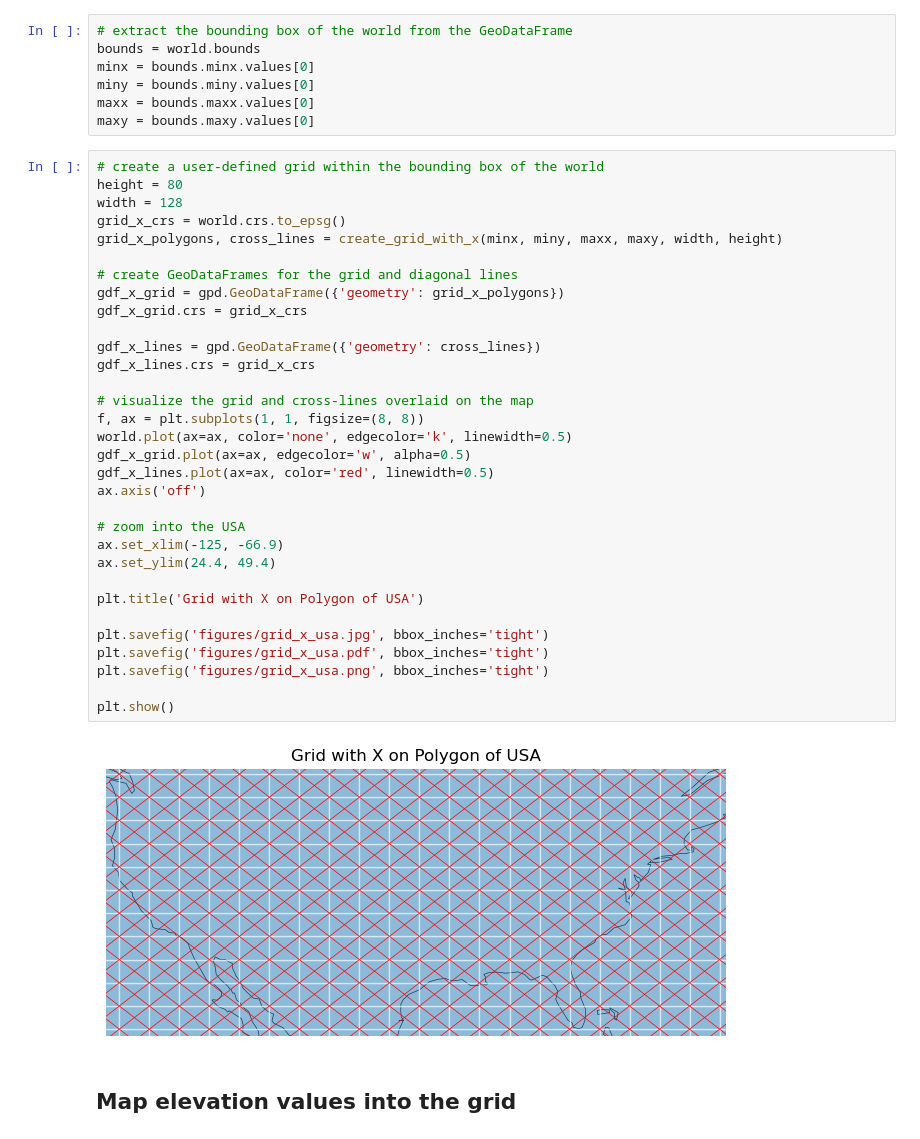
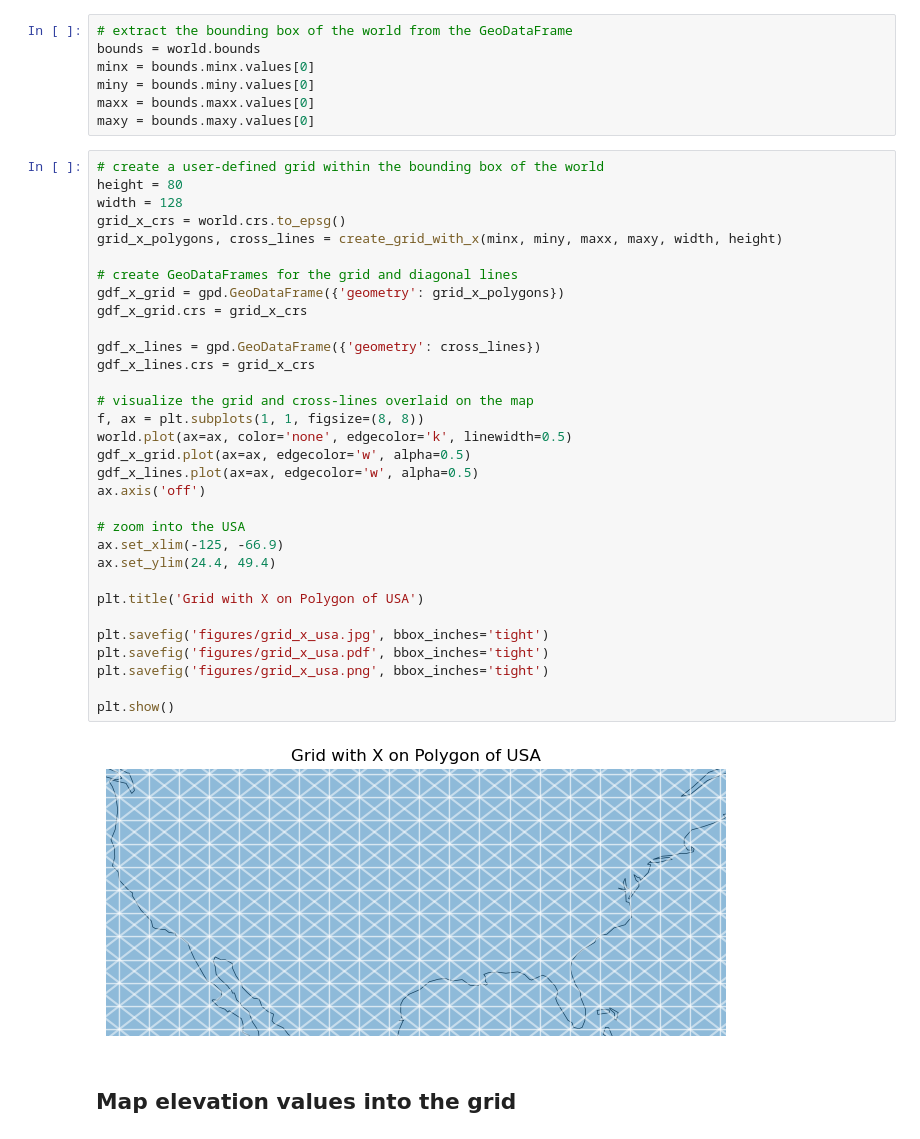
Before and after one commit to sralter/lego_world_map, a Jupyter notebook: lego_world_map.ipynb, the cells around one changed output. Cells and saved outputs as stored; diff of their text form.

```diff
--- a/lego_world_map.ipynb
+++ b/lego_world_map.ipynb
@@ -311,35 +316,35 @@ maxy = bounds.maxy.values[0]
 height = 80
 width = 128
 grid_x_crs = world.crs.to_epsg()
 grid_x_polygons, cross_lines = create_grid_with_x(minx, miny, maxx, maxy, width, height)
 
 # create GeoDataFrames for the grid and diagonal lines
 gdf_x_grid = gpd.GeoDataFrame({'geometry': grid_x_polygons})
 gdf_x_grid.crs = grid_x_crs
 
 gdf_x_lines = gpd.GeoDataFrame({'geometry': cross_lines})
 gdf_x_lines.crs = grid_x_crs
 
 # visualize the grid and cross-lines overlaid on the map
 f, ax = plt.subplots(1, 1, figsize=(8, 8))
 world.plot(ax=ax, color='none', edgecolor='k', linewidth=0.5)
 gdf_x_grid.plot(ax=ax, edgecolor='w', alpha=0.5)
-gdf_x_lines.plot(ax=ax, color='red', linewidth=0.5)
+gdf_x_lines.plot(ax=ax, edgecolor='w', alpha=0.5)
 ax.axis('off')
 
 # zoom into the USA
 ax.set_xlim(-125, -66.9)
 ax.set_ylim(24.4, 49.4)
 
 plt.title('Grid with X on Polygon of USA')
 
 plt.savefig('figures/grid_x_usa.jpg', bbox_inches='tight')
 plt.savefig('figures/grid_x_usa.pdf', bbox_inches='tight')
 plt.savefig('figures/grid_x_usa.png', bbox_inches='tight')
 
 plt.show()
 # %% [output]
-[figure, old version]
+[figure, new version]
 # %% [markdown]
 ## Map elevation values into the grid
 # %% [markdown]
```
Also changed, not shown: parts of 19 cells of this notebook, 6 other files.
